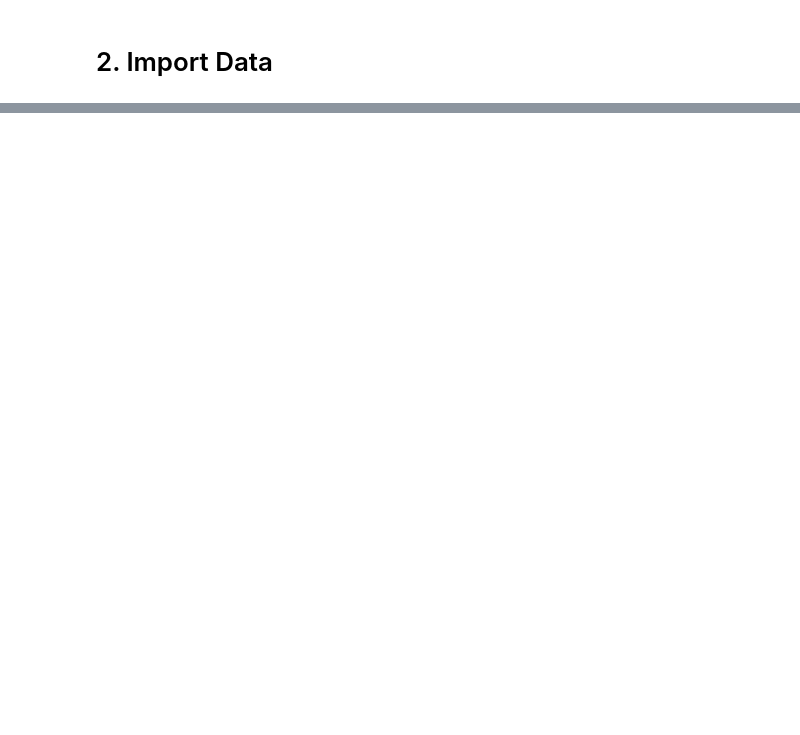
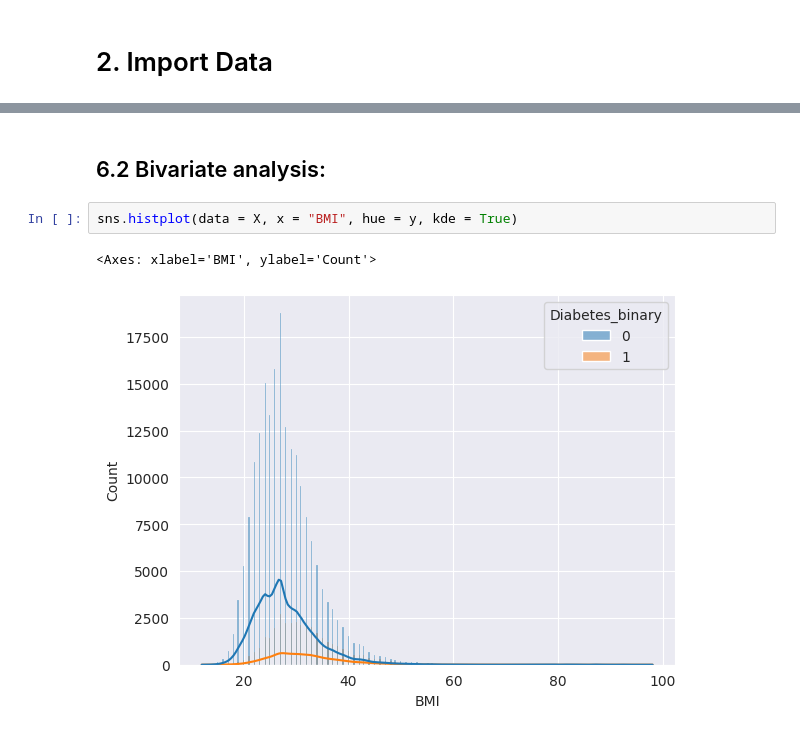
Before and after one commit to pathak-aman/SDoH_Diabetes, a Jupyter notebook: notebooks/0.1_EDA.ipynb, the cells around one changed output, grey strips where cells are left out. Drawn from its saved outputs; the diff is of its cells as text; blank space fills up the shorter version.

```diff
--- a/notebooks/0.1_EDA.ipynb
+++ b/notebooks/0.1_EDA.ipynb
@@ -34,0 +255,7 @@ X
+# %% [markdown]
+## 6.2 Bivariate analysis:
+# %%
+sns.histplot(data = X, x = "BMI", hue = y, kde = True)
+# %% [output]
+<Axes: xlabel='BMI', ylabel='Count'>
+[figure, added]
```
Also changed, not shown: parts of 25 cells of this notebook, 2 other files.
